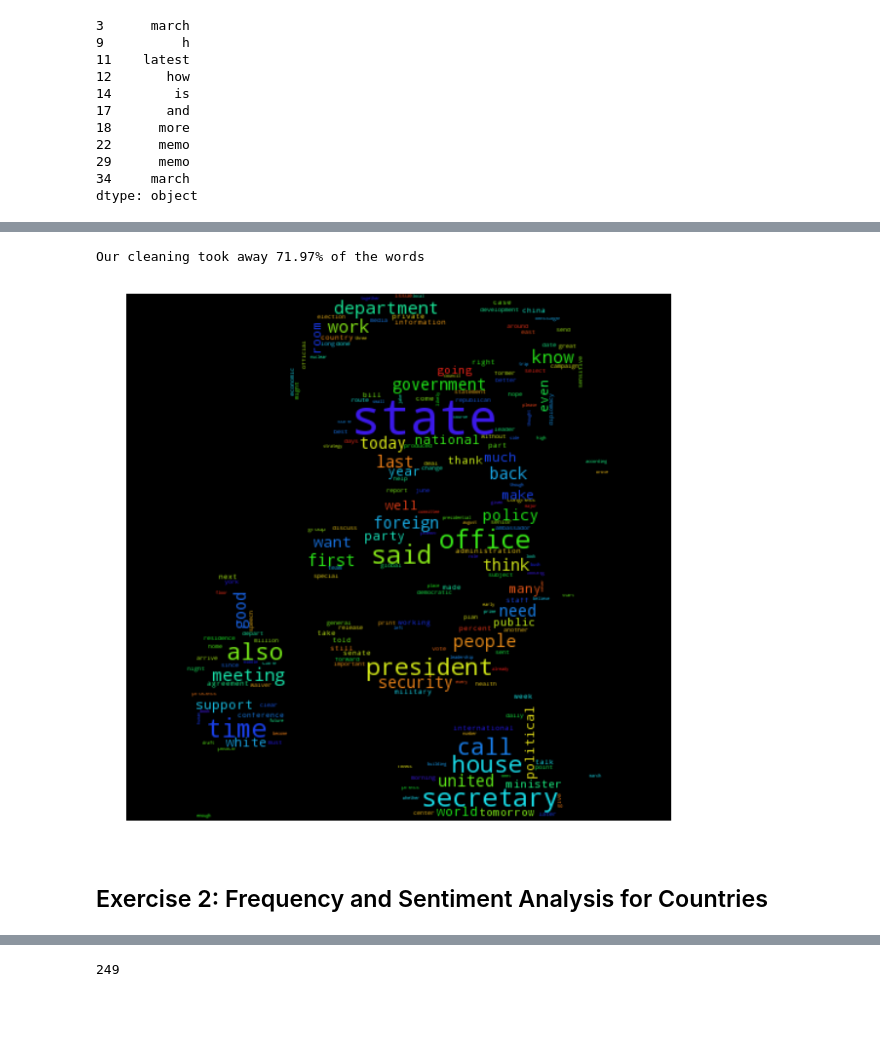
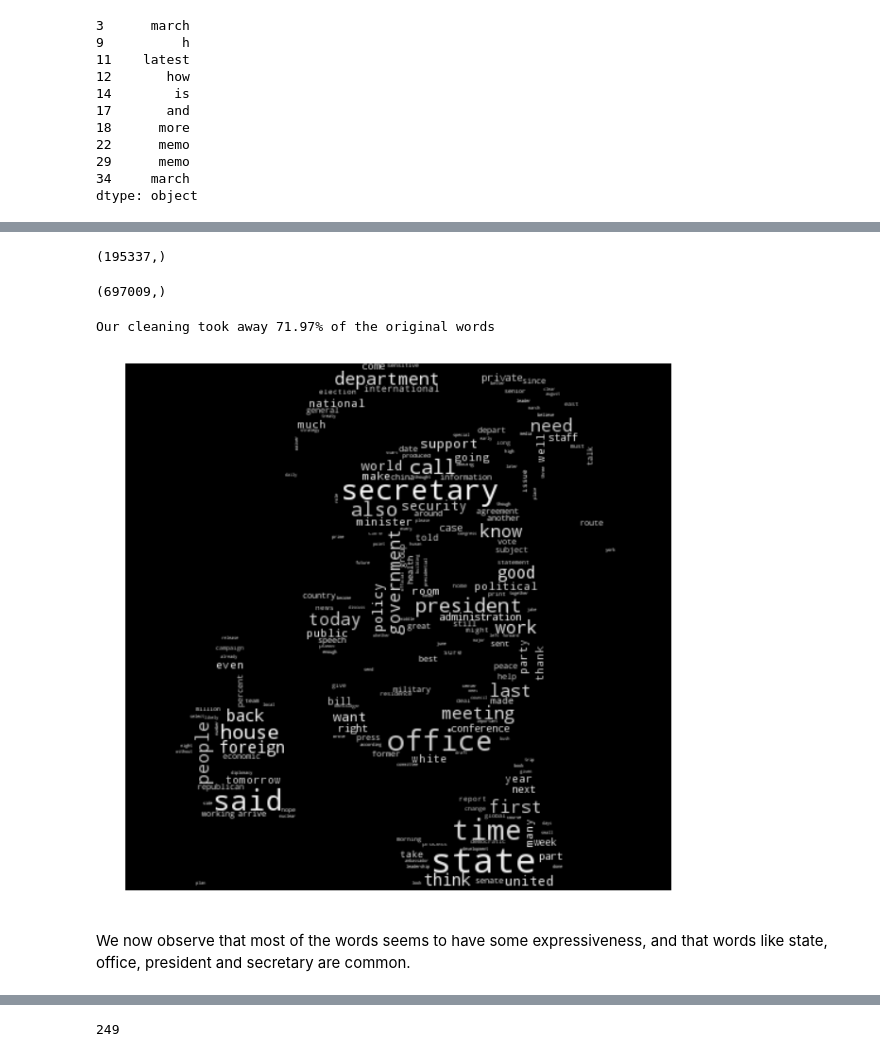
Before and after one commit to PaluchowskiMatthew/ADA-Kepler, a Jupyter notebook: 05 - Taming Text/05 - Taming Text.ipynb, the cells around one changed output, grey strips where cells are left out. Cells and saved outputs as stored; diff of their text form; code cells hidden in the pictures; blank space fills up the shorter version.

```diff
--- a/05 - Taming Text/05 - Taming Text.ipynb
+++ b/05 - Taming Text/05 - Taming Text.ipynb
@@ -77,24 +108,18 @@ rawExtractedBody = ' '.join(cleanedList)
 # %%
+# We define a helper function to generate the word cloud
+import random
+def grey_color_func(word, font_size, position, orientation, random_state=None, **kwargs):
+    return "hsl(0, 0%%, %d%%)" % random.randint(80, 100)
+
 def generate_word_cloud(text):
     mask = np.array(Image.open("hillary_mask_1.jpg"))
 
     # Generate a word cloud image
-    wordcloud = WordCloud(mask=mask).generate(text)
+    wordcloud = WordCloud(mask=mask, max_words=200, max_font_size=30, color_func=grey_color_func, width=500,  height=400).generate(text)
 
     # Display the generated image:
     plt.imshow(wordcloud)
     plt.axis("off")
 
     fig = plt.gcf()
-    fig.set_size_inches(10,10)
-
-    '''
-    # lower max_font_size
-    wordcloud = WordCloud(max_font_size=40, mask=mask).generate(text)
-    plt.figure()
-    plt.imshow(wordcloud)
-    plt.axis("off")
-    plt.show()
-    '''
-
-generate_word_cloud(rawExtractedBody)
+    fig.set_size_inches(12, 10)
@@ -183,8 +210,8 @@ from nltk.corpus import stopwords
 
 stop = set(stopwords.words('english'))
 
-stopword_filter = long_tokens.apply(lambda x: x not in stop)
-nonstop_tokens = long_tokens[stopword_filter]
+stopword_filter = valid_tokens.apply(lambda x: x not in stop)
+nonstop_tokens = valid_tokens[stopword_filter]
 # %%
 nonstop_tokens.head(15)
 # %% [output]
@@ -206,0 +238,5 @@ dtype: object
+# %%
+short_filter = nonstop_tokens.apply(lambda token: len(token) > 3)
+
+long_tokens = nonstop_tokens[short_filter]
+long_tokens.head(15)
@@ -207,10 +260,20 @@ dtype: object
+# %%
+cleaned_words = long_tokens
+# %%
+cleaned_words.shape
+# %% [output]
+(195337,)
+# %%
+tokens.shape
+# %% [output]
+(697009,)
 # %%
-print('Our cleaning took away %.2f%% of the words' % (100*(1 - nonstop_tokens.shape[0] / tokens.shape[0])))
+print('Our cleaning took away %.2f%% of the original words' % (100*(1 - cleaned_words.shape[0] / tokens.shape[0])))
 # %% [output]
-Our cleaning took away 71.97% of the words
+Our cleaning took away 71.97% of the original words
 # %%
-generate_word_cloud(nonstop_tokens.to_string(index=False, header=False))
+generate_word_cloud(cleaned_words.to_string(index=False, header=False))
 # %% [output]
-[figure, old version]
+[figure, new version]
-# %% [markdown]
-## Exercise 2: Frequency and Sentiment Analysis for Countries
+# %% [markdown]
+We now observe that most of the words seems to have some expressiveness, and that words like state, office, president and secretary are common.
```
Also changed, not shown: parts of 72 cells of this notebook.
